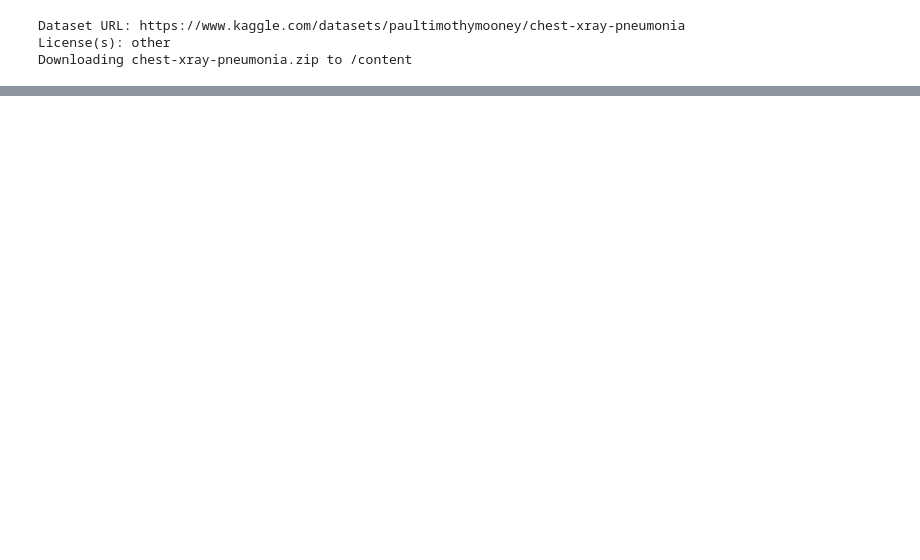
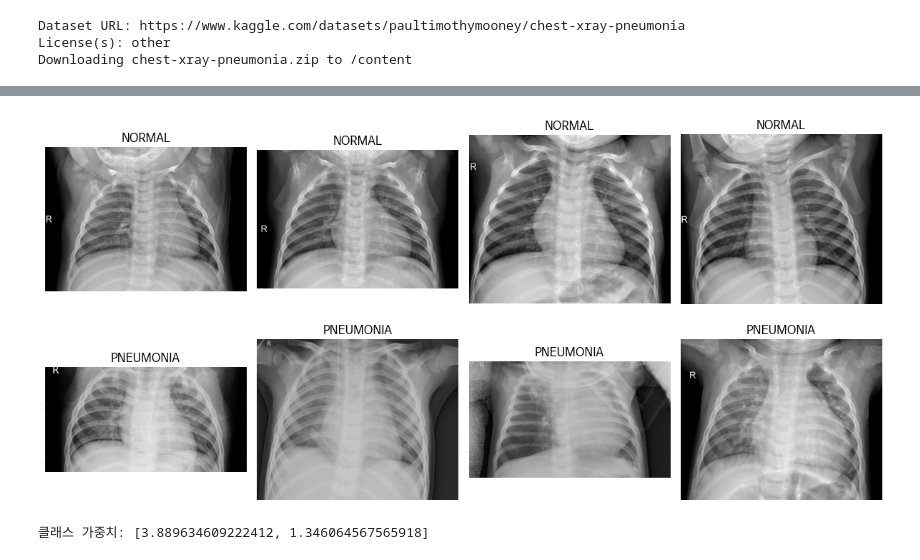
Before and after one commit to forexms78/AI-05-, a Jupyter notebook: 미션6_7팀_박병호.ipynb, the cells around one changed output, grey strips where cells are left out. Saved outputs shown, nothing was run; the diff lists cells and outputs as text; code cells hidden in the pictures; blank space fills up the shorter version.

```diff
--- a/미션6_7팀_박병호.ipynb
+++ b/미션6_7팀_박병호.ipynb
@@ -144,0 +150,27 @@ df_counts = pd.DataFrame({'Class': class_labels, 'Count': class_counts})
+# %%
+dataset_path = BASE_DIR
+# %%
+# 이미지확인
+
+def show_samples(category="train"):
+    fig, axes = plt.subplots(2, 4, figsize=(12, 6))
+
+    for i, label in enumerate(["NORMAL", "PNEUMONIA"]):
+        img_dir = os.path.join(dataset_path, category, label)
+
+        sample_files = random.sample(os.listdir(img_dir), 4)
+
+        for j, file in enumerate(sample_files):
+            img_path = os.path.join(img_dir, file)
+            img = cv2.imread(img_path, cv2.IMREAD_GRAYSCALE)
+
+            axes[i, j].imshow(img, cmap="gray")
+            axes[i, j].set_title(f"{label}")
+            axes[i, j].axis("off")
+
+    plt.tight_layout()
+    plt.show()
+
+show_samples("train")
+# %% [output]
+[figure, added]
@@ -144,0 +306,24 @@ df_counts = pd.DataFrame({'Class': class_labels, 'Count': class_counts})
+# %%
+# @title 학습 준비 설정 (가중치 손실 함수 적용)
+
+normal_count = 1341
+pneumonia_count = 3875
+total_count = normal_count + pneumonia_count
+
+weight_normal = total_count / normal_count
+weight_pneumonia = total_count / pneumonia_count
+
+# 가중치 텐서 생성
+class_weights = torch.tensor([weight_normal, weight_pneumonia],
+                             dtype=torch.float32).to(DEVICE)
+
+print(f"클래스 가중치: {class_weights.tolist()}")
+
+num_classes = len(class_labels)
+
+model_basic = CustomCNN(num_classes).to(DEVICE)
+# 가중치가 적용된 손실 함수 정의
+loss_fn = nn.CrossEntropyLoss(weight=class_weights)
+opt = optim.Adam(model_basic.parameters(), lr=0.001)
+# %% [output]
+클래스 가중치: [3.889634609222412, 1.346064567565918]
```
Also changed, not shown: parts of 25 cells of this notebook.
